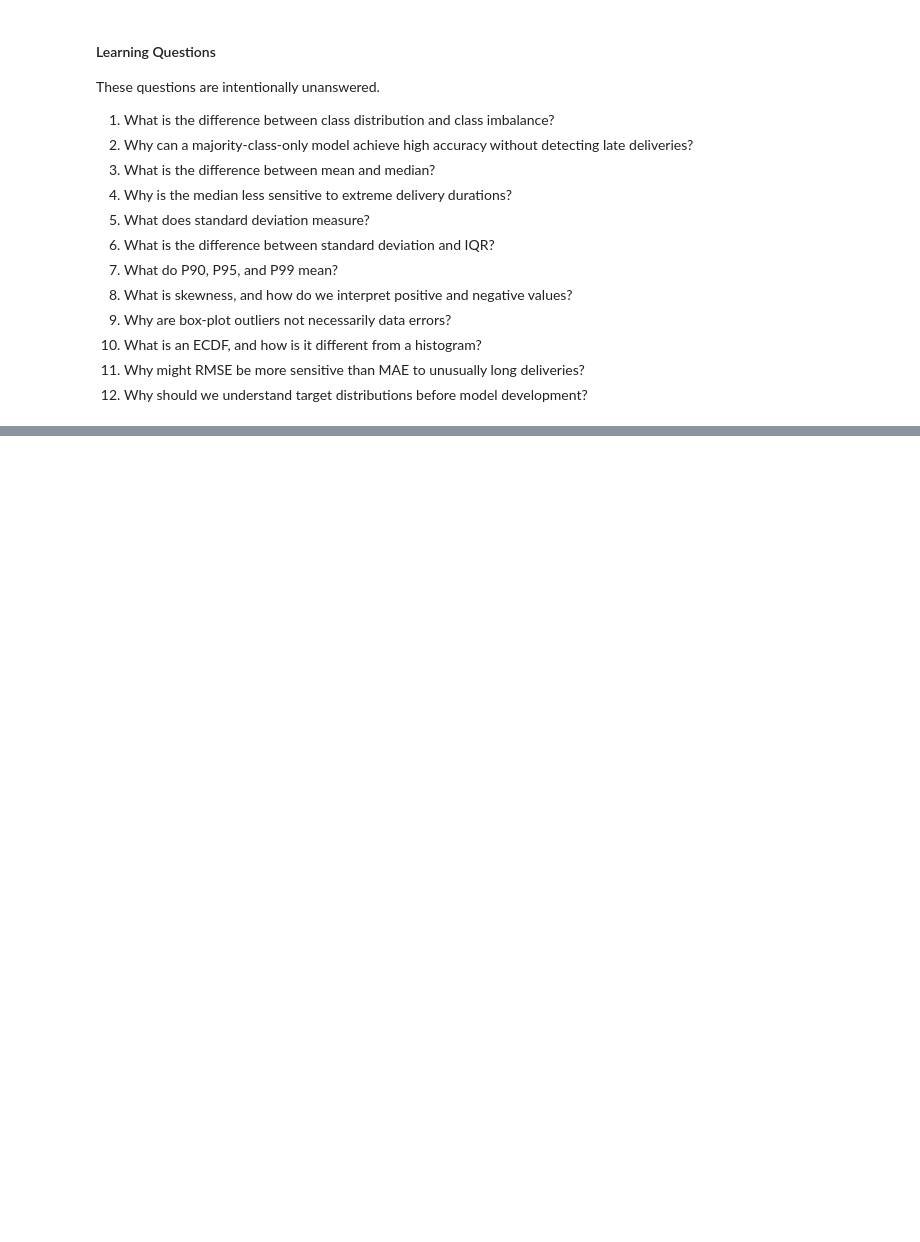
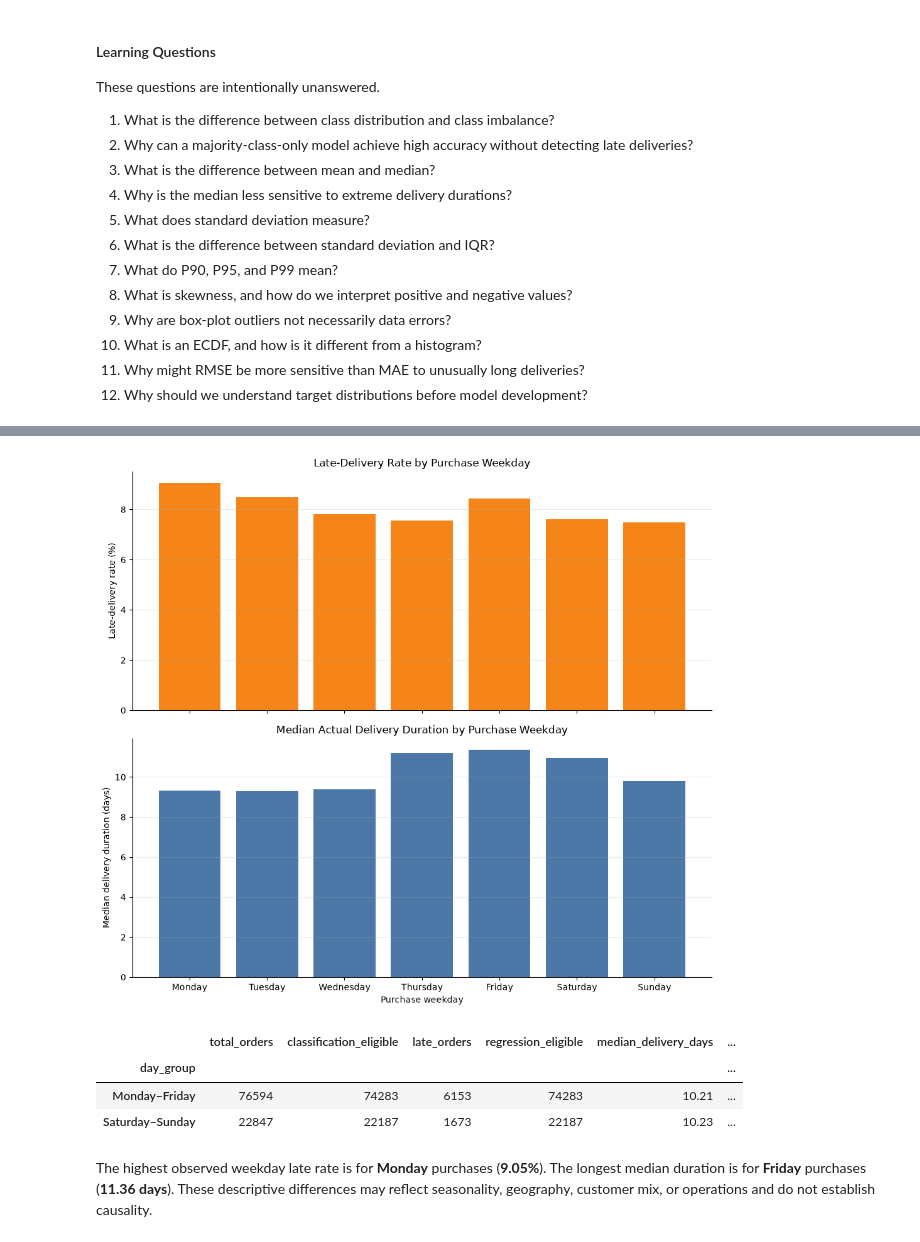
Before and after one commit to mmubashir95/ecommerce-delivery-intelligence, a Jupyter notebook: notebooks/03_exploratory_analysis.ipynb, the cells around one changed output, grey strips where cells are left out. Cells and saved outputs as stored; diff of their text form; code cells hidden in the pictures; blank space fills up the shorter version.

```diff
--- a/notebooks/03_exploratory_analysis.ipynb
+++ b/notebooks/03_exploratory_analysis.ipynb
@@ -1086,0 +1458,71 @@ These questions are intentionally unanswered.
+# %%
+WEEKDAY_ORDER = ["Monday", "Tuesday", "Wednesday", "Thursday", "Friday", "Saturday", "Sunday"]
+weekday_dtype = pd.CategoricalDtype(WEEKDAY_ORDER, ordered=True)
+weekday_frame = valid_purchase_orders.assign(
+    purchase_weekday=valid_purchase_orders["order_purchase_timestamp"].dt.day_name().astype(weekday_dtype),
+    classification_eligible=classification_eligible.loc[valid_purchase_orders.index],
+    regression_eligible=regression_eligible.loc[valid_purchase_orders.index],
+    is_late=orders.loc[valid_purchase_orders.index, "is_late"],
+    delivery_days=orders.loc[valid_purchase_orders.index, "delivery_days"].astype(float),
+)
+weekday_summary = (
+    weekday_frame.groupby("purchase_weekday", observed=False)
+    .agg(
+        total_orders=("order_id", "size"),
+        classification_eligible=("classification_eligible", "sum"),
+        late_orders=("is_late", lambda values: int(values.eq(1).sum())),
+        regression_eligible=("regression_eligible", "sum"),
+        mean_delivery_days=("delivery_days", "mean"),
+        median_delivery_days=("delivery_days", "median"),
+    )
+    .reindex(WEEKDAY_ORDER)
+)
+weekday_summary["late_rate_pct"] = weekday_summary["late_orders"].div(weekday_summary["classification_eligible"]).mul(100)
+
+assert int(weekday_summary["total_orders"].sum()) == int(valid_purchase_mask.sum())
+assert int(weekday_summary["classification_eligible"].sum()) == classification_eligible_count
+assert int(weekday_summary["late_orders"].sum()) == late_count
+assert int(weekday_summary["regression_eligible"].sum()) == regression_eligible_count
+display(weekday_summary.style.format({"late_rate_pct": "{:.2f}%", "mean_delivery_days": "{:.2f}", "median_delivery_days": "{:.2f}"}))
+
+fig, axes = plt.subplots(2, 1, figsize=(10, 9), sharex=True)
+axes[0].bar(WEEKDAY_ORDER, weekday_summary["late_rate_pct"], color="#F58518")
+axes[0].set_title("Late-Delivery Rate by Purchase Weekday")
+axes[0].set_ylabel("Late-delivery rate (%)")
+axes[0].set_ylim(bottom=0)
+axes[1].bar(WEEKDAY_ORDER, weekday_summary["median_delivery_days"], color="#4C78A8")
+axes[1].set_title("Median Actual Delivery Duration by Purchase Weekday")
+axes[1].set_xlabel("Purchase weekday")
+axes[1].set_ylabel("Median delivery duration (days)")
+axes[1].set_ylim(bottom=0)
+for ax in axes:
+    ax.grid(axis="y", alpha=0.25)
+    ax.spines[["top", "right"]].set_visible(False)
+plt.tight_layout()
+plt.show()
+
+weekday_frame["day_group"] = np.where(
+    weekday_frame["purchase_weekday"].isin(WEEKDAY_ORDER[:5]), "Monday–Friday", "Saturday–Sunday"
+)
+weekday_weekend_summary = weekday_frame.groupby("day_group").agg(
+    total_orders=("order_id", "size"),
+    classification_eligible=("classification_eligible", "sum"),
+    late_orders=("is_late", lambda values: int(values.eq(1).sum())),
+    regression_eligible=("regression_eligible", "sum"),
+    median_delivery_days=("delivery_days", "median"),
+)
+weekday_weekend_summary["late_rate_pct"] = weekday_weekend_summary["late_orders"].div(
+    weekday_weekend_summary["classification_eligible"]
+).mul(100)
+display(weekday_weekend_summary.style.format({"late_rate_pct": "{:.2f}%", "median_delivery_days": "{:.2f}"}))
+
+highest_weekday_late = weekday_summary["late_rate_pct"].idxmax()
+longest_weekday_median = weekday_summary["median_delivery_days"].idxmax()
+display(Markdown(
+    f"The highest observed weekday late rate is for **{highest_weekday_late}** purchases "
+    f"(**{weekday_summary.loc[highest_weekday_late, 'late_rate_pct']:.2f}%**). "
+    f"The longest median duration is for **{longest_weekday_median}** purchases "
+    f"(**{weekday_summary.loc[longest_weekday_median, 'median_delivery_days']:.2f} days**). "
+    "These descriptive differences may reflect seasonality, geography, customer mix, or operations and do not establish causality."
+))
+# %% [output]
@@ -1086,0 +1538,6 @@ These questions are intentionally unanswered.
+[figure, added]
+|  | total_orders | classification_eligible | late_orders | regression_eligible | median_delivery_days | ... |
+| day_group |  |  |  |  |  | ... |
+| Monday–Friday | 76594 | 74283 | 6153 | 74283 | 10.21 | ... |
+| Saturday–Sunday | 22847 | 22187 | 1673 | 22187 | 10.23 | ... |
+The highest observed weekday late rate is for **Monday** purchases (**9.05%**). The longest median duration is for **Friday** purchases (**11.36 days**). These descriptive differences may reflect seasonality, geography, customer mix, or operations and do not establish causality.
```
Also changed, not shown: parts of 18 cells of this notebook.
